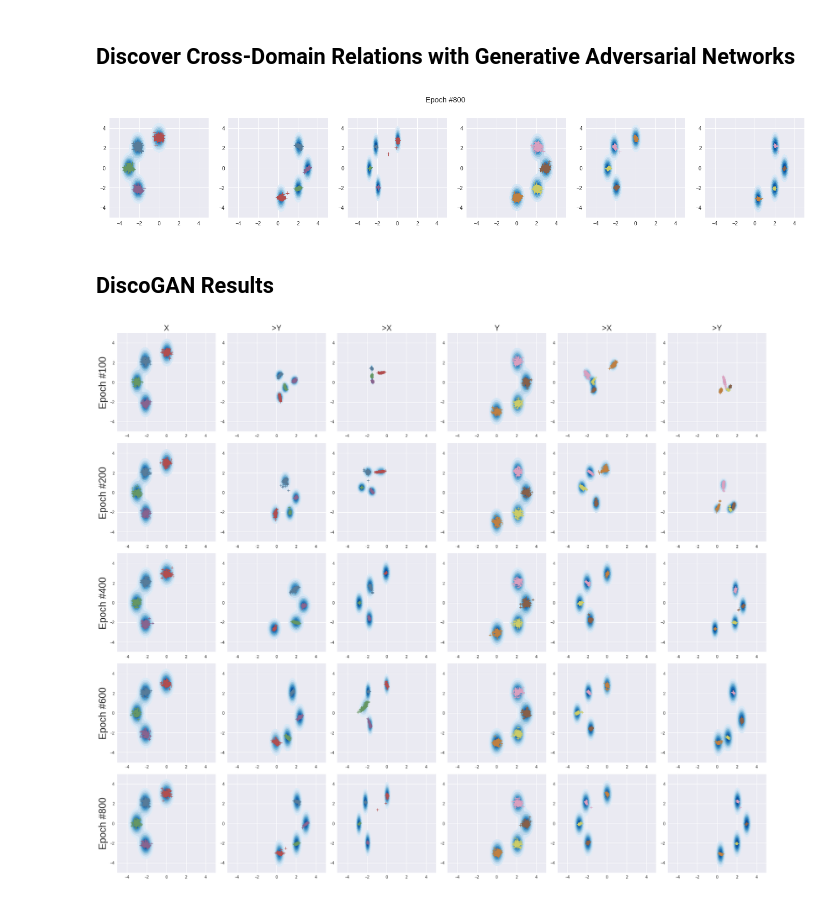
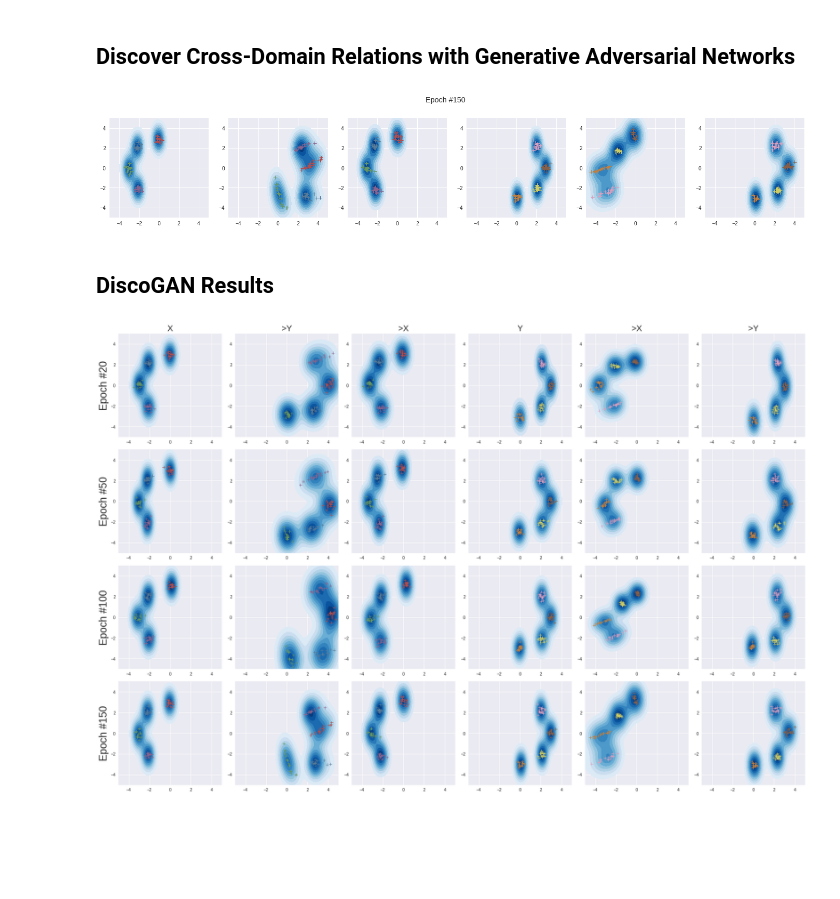
Before and after one commit to shaform/DeepNetworks, a Jupyter notebook: notebooks/GAN - Mixture of Gaussians.ipynb, the cells around one changed output. Cells and saved outputs as stored; diff of their text form; code cells hidden in the pictures; blank space fills up the shorter version.

```diff
--- a/notebooks/GAN - Mixture of Gaussians.ipynb
+++ b/notebooks/GAN - Mixture of Gaussians.ipynb
@@ -181,7 +181,8 @@ with tf.Graph().as_default():
                    data,
                    num_examples=gm_num_examples,
                    output_shape=gm_output_shape,
-                   batch_size=gm_batch_size)
+                   batch_size=gm_batch_size,
+                   reg_const=0.0)
         gan.train(num_epochs=2500,
                   log_dir=gm_log_dir,
                   sample_step=sample_step,
@@ -281,37 +282,37 @@ def sample_DiscoGAN(sess, samples, num_batches, num_samples):
             plot_gaussian(axes[i], cols[i+1], codes=cols[0])
             plot_gaussian(axes[i+3], cols[i+5], codes=cols[4])
         plt.show(fig)
 
     return sample
 
 with tf.Graph().as_default():
     with tf.Session() as sess:
         samples = []
-        sample_step = [i * gm_num_batches for i in (100, 200, 400, 600, 800)]
+        sample_step = [i * gm_num_batches for i in (20, 50, 100, 150)]
         data_x, _ = data_util.gaussian_mixture(batch_size=gm_batch_size,
                                                scale=3.0,
                                                num_clusters=gm_num_classes_even,
                                                maxval=4)
         data_y, _ = data_util.gaussian_mixture(batch_size=gm_batch_size,
                                                scale=3.0,
                                                num_clusters=gm_num_classes_even,
                                                minval=4)
         gan = DiscoGAN(sess,
                        data_x,
                        data_y,
                        num_examples=gm_num_examples,
                        x_output_shape=gm_output_shape,
                        y_output_shape=gm_output_shape,
                        batch_size=gm_batch_size)
 
-        gan.train(num_epochs=800,
+        gan.train(num_epochs=150,
                   log_dir=gm_log_dir,
                   sample_step=sample_step,
-                  sample_fn=sample_DiscoGAN(sess, samples, gm_num_batches, 800))
+                  sample_fn=sample_DiscoGAN(sess, samples, gm_num_batches, 150))
 
         gm_samples['DiscoGAN'] = samples
 # %% [output]
-[figure, old version]
+[figure, new version]
 # %% [markdown]
 ## DiscoGAN Results
 # %%
@@ -334,4 +335,4 @@ for r, (h, samples) in enumerate(rows):
 fig.tight_layout()
 plt.show(fig)
 # %% [output]
-[figure, old version]
+[figure, new version]
```
Also changed, not shown: parts of 9 cells of this notebook, 10 other files.
